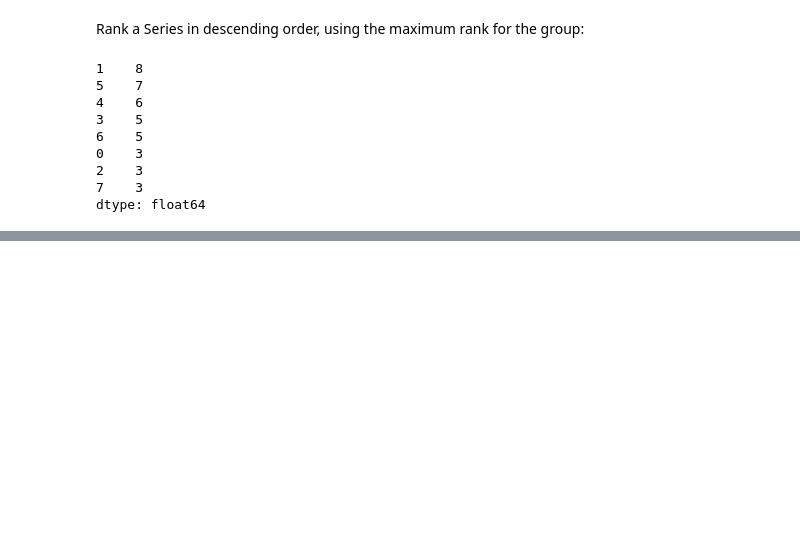
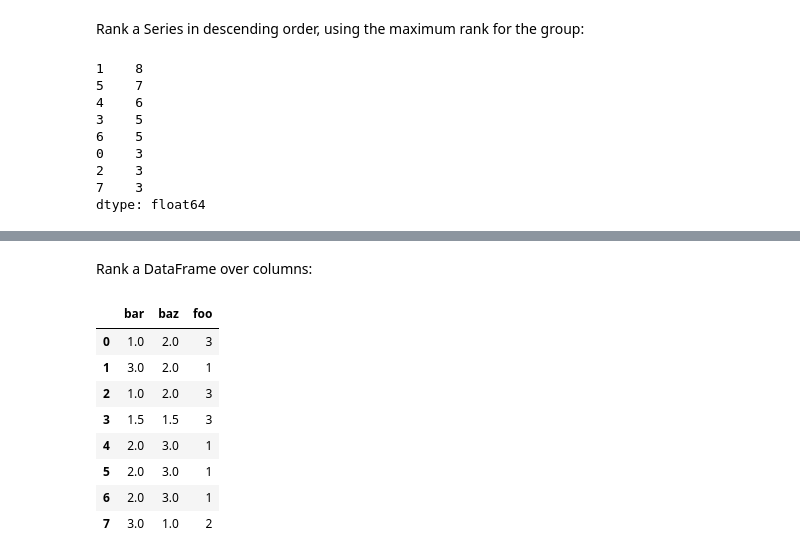
Before and after one commit to donnemartin/data-science-ipython-notebooks, a Jupyter notebook: pandas/pandas.ipynb, the cells around one changed output, grey strips where cells are left out. Cells and saved outputs as stored; diff of their text form; code cells hidden in the pictures; blank space fills up the shorter version.

```diff
--- a/pandas/pandas.ipynb
+++ b/pandas/pandas.ipynb
@@ -993,0 +1025,14 @@ dtype: float64
+# %% [markdown]
+Rank a DataFrame over columns:
+# %%
+df_13.rank(axis=1)
+# %% [output]
+|  | bar | baz | foo |
+| 0 | 1.0 | 2.0 | 3 |
+| 1 | 3.0 | 2.0 | 1 |
+| 2 | 1.0 | 2.0 | 3 |
+| 3 | 1.5 | 1.5 | 3 |
+| 4 | 2.0 | 3.0 | 1 |
+| 5 | 2.0 | 3.0 | 1 |
+| 6 | 2.0 | 3.0 | 1 |
+| 7 | 3.0 | 1.0 | 2 |
```
Also changed, not shown: parts of 4 cells of this notebook.
